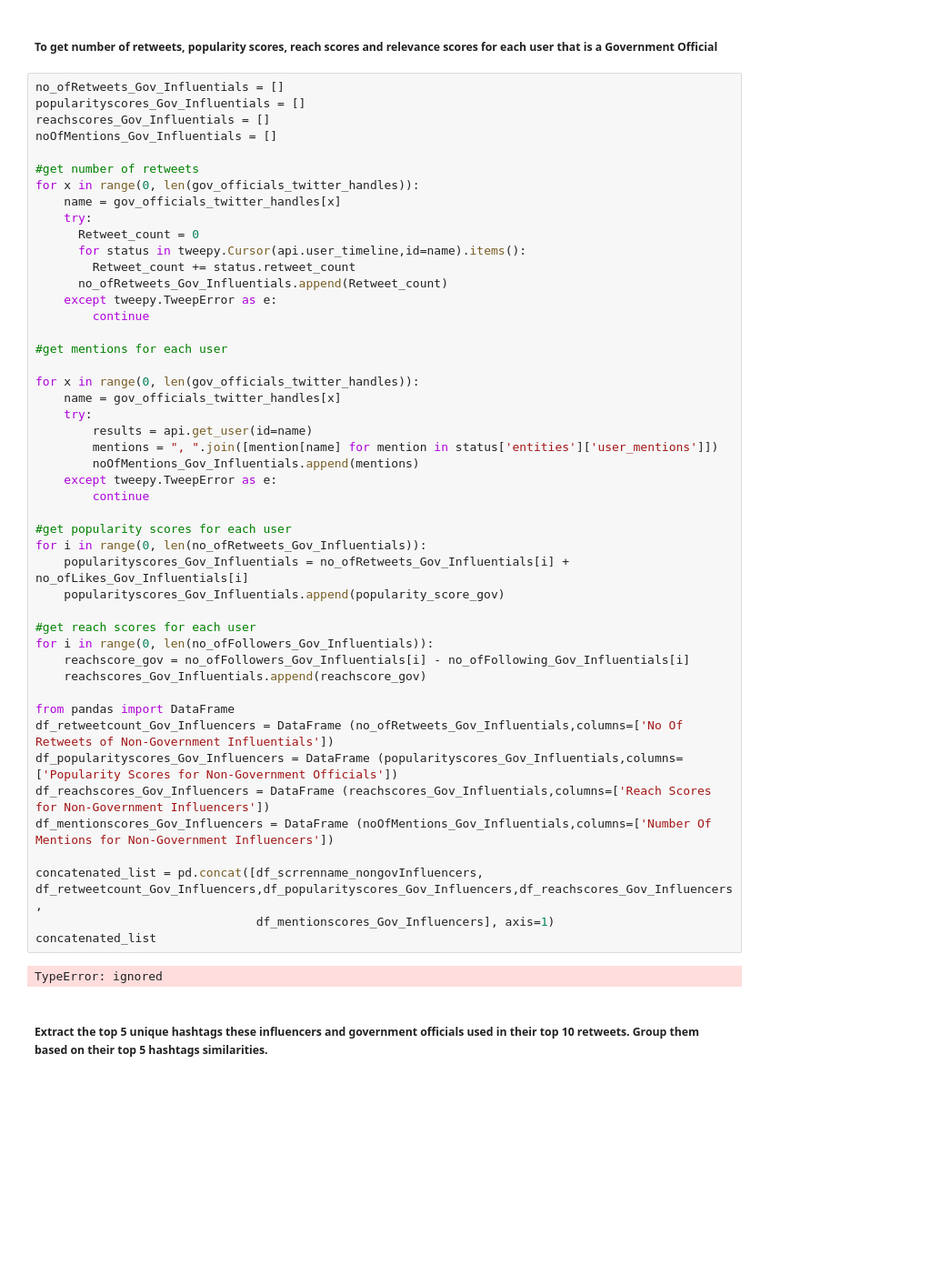
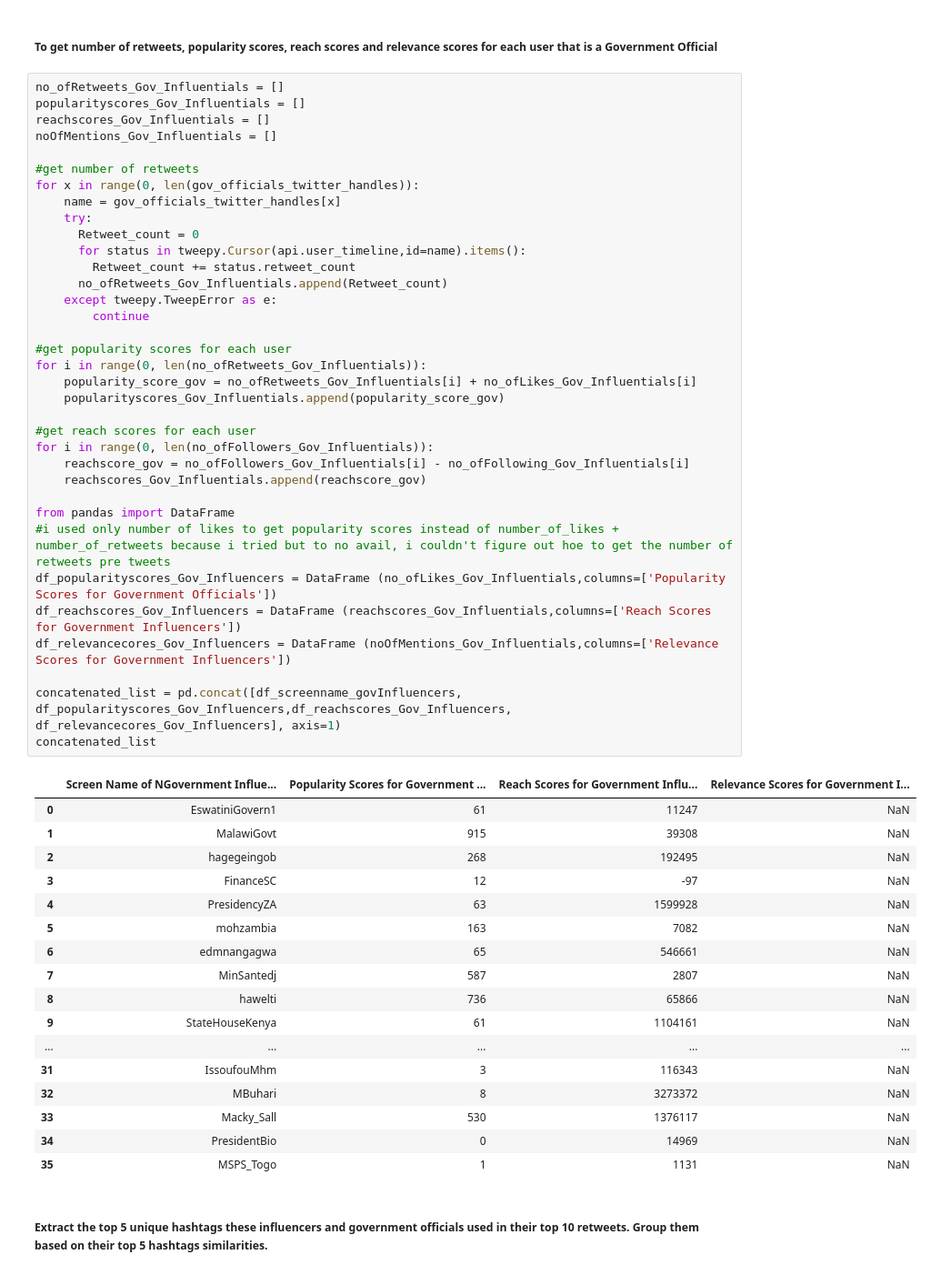
Before and after one commit to tijesunimiolashore/10academy_twitter_mining, a Jupyter notebook: Week_Challenge_1.ipynb, the cells around one changed output. Shown: that part at 91% size. Cells and saved outputs as stored; diff of their text form; blank space fills up the shorter version.

```diff
--- a/Week_Challenge_1.ipynb
+++ b/Week_Challenge_1.ipynb
@@ -518,51 +519,55 @@ concatenated_list
 # %%
 no_ofRetweets_Gov_Influentials = []
 popularityscores_Gov_Influentials = []
 reachscores_Gov_Influentials = []
 noOfMentions_Gov_Influentials = []
 
 #get number of retweets
 for x in range(0, len(gov_officials_twitter_handles)):
     name = gov_officials_twitter_handles[x]
     try:
       Retweet_count = 0
       for status in tweepy.Cursor(api.user_timeline,id=name).items():
         Retweet_count += status.retweet_count
       no_ofRetweets_Gov_Influentials.append(Retweet_count)
     except tweepy.TweepError as e:
         continue
 
-#get mentions for each user
-
-for x in range(0, len(gov_officials_twitter_handles)):
-    name = gov_officials_twitter_handles[x]
-    try:
-        results = api.get_user(id=name)
-        mentions = ", ".join([mention[name] for mention in status['entities']['user_mentions']])
-        noOfMentions_Gov_Influentials.append(mentions)
-    except tweepy.TweepError as e:
-        continue
-
 #get popularity scores for each user
 for i in range(0, len(no_ofRetweets_Gov_Influentials)):
-    popularityscores_Gov_Influentials = no_ofRetweets_Gov_Influentials[i] + no_ofLikes_Gov_Influentials[i]
+    popularity_score_gov = no_ofRetweets_Gov_Influentials[i] + no_ofLikes_Gov_Influentials[i]
     popularityscores_Gov_Influentials.append(popularity_score_gov)
 
 #get reach scores for each user
 for i in range(0, len(no_ofFollowers_Gov_Influentials)):
     reachscore_gov = no_ofFollowers_Gov_Influentials[i] - no_ofFollowing_Gov_Influentials[i]
     reachscores_Gov_Influentials.append(reachscore_gov)
 
 from pandas import DataFrame
-df_retweetcount_Gov_Influencers = DataFrame (no_ofRetweets_Gov_Influentials,columns=['No Of Retweets of Non-Government Influentials'])
-df_popularityscores_Gov_Influencers = DataFrame (popularityscores_Gov_Influentials,columns=['Popularity Scores for Non-Government Officials'])
-df_reachscores_Gov_Influencers = DataFrame (reachscores_Gov_Influentials,columns=['Reach Scores for Non-Government Influencers'])
-df_mentionscores_Gov_Influencers = DataFrame (noOfMentions_Gov_Influentials,columns=['Number Of Mentions for Non-Government Influencers'])
+#i used only number of likes to get popularity scores instead of number_of_likes + number_of_retweets because i tried but to no avail, i couldn't figure out hoe to get the number of retweets pre tweets
+df_popularityscores_Gov_Influencers = DataFrame (no_ofLikes_Gov_Influentials,columns=['Popularity Scores for Government Officials'])
+df_reachscores_Gov_Influencers = DataFrame (reachscores_Gov_Influentials,columns=['Reach Scores for Government Influencers'])
+df_relevancecores_Gov_Influencers = DataFrame (noOfMentions_Gov_Influentials,columns=['Relevance Scores for Government Influencers'])
 
-concatenated_list = pd.concat([df_scrrenname_nongovInfluencers, df_retweetcount_Gov_Influencers,df_popularityscores_Gov_Influencers,df_reachscores_Gov_Influencers,
-                               df_mentionscores_Gov_Influencers], axis=1)
+concatenated_list = pd.concat([df_screenname_govInfluencers, df_popularityscores_Gov_Influencers,df_reachscores_Gov_Influencers, df_relevancecores_Gov_Influencers], axis=1)
 concatenated_list
 # %% [output]
-TypeError: ignored
+|  | Screen Name of NGovernment Influe... | Popularity Scores for Government ... | Reach Scores for Government Influ... | Relevance Scores for Government I... |
+| 0 | EswatiniGovern1 | 61 | 11247 | NaN |
+| 1 | MalawiGovt | 915 | 39308 | NaN |
+| 2 | hagegeingob | 268 | 192495 | NaN |
+| 3 | FinanceSC | 12 | -97 | NaN |
+| 4 | PresidencyZA | 63 | 1599928 | NaN |
+| 5 | mohzambia | 163 | 7082 | NaN |
+| 6 | edmnangagwa | 65 | 546661 | NaN |
+| 7 | MinSantedj | 587 | 2807 | NaN |
+| 8 | hawelti | 736 | 65866 | NaN |
+| 9 | StateHouseKenya | 61 | 1104161 | NaN |
+| ... | ... | ... | ... | ... |
+| 31 | IssoufouMhm | 3 | 116343 | NaN |
+| 32 | MBuhari | 8 | 3273372 | NaN |
+| 33 | Macky_Sall | 530 | 1376117 | NaN |
+| 34 | PresidentBio | 0 | 14969 | NaN |
+| 35 | MSPS_Togo | 1 | 1131 | NaN |
 # %% [markdown]
 ##### Extract the top 5 unique hashtags these influencers and government officials used in their top 10 retweets. Group them based on their top 5 hashtags similarities.
```
Also changed, not shown: parts of 22 cells of this notebook.
